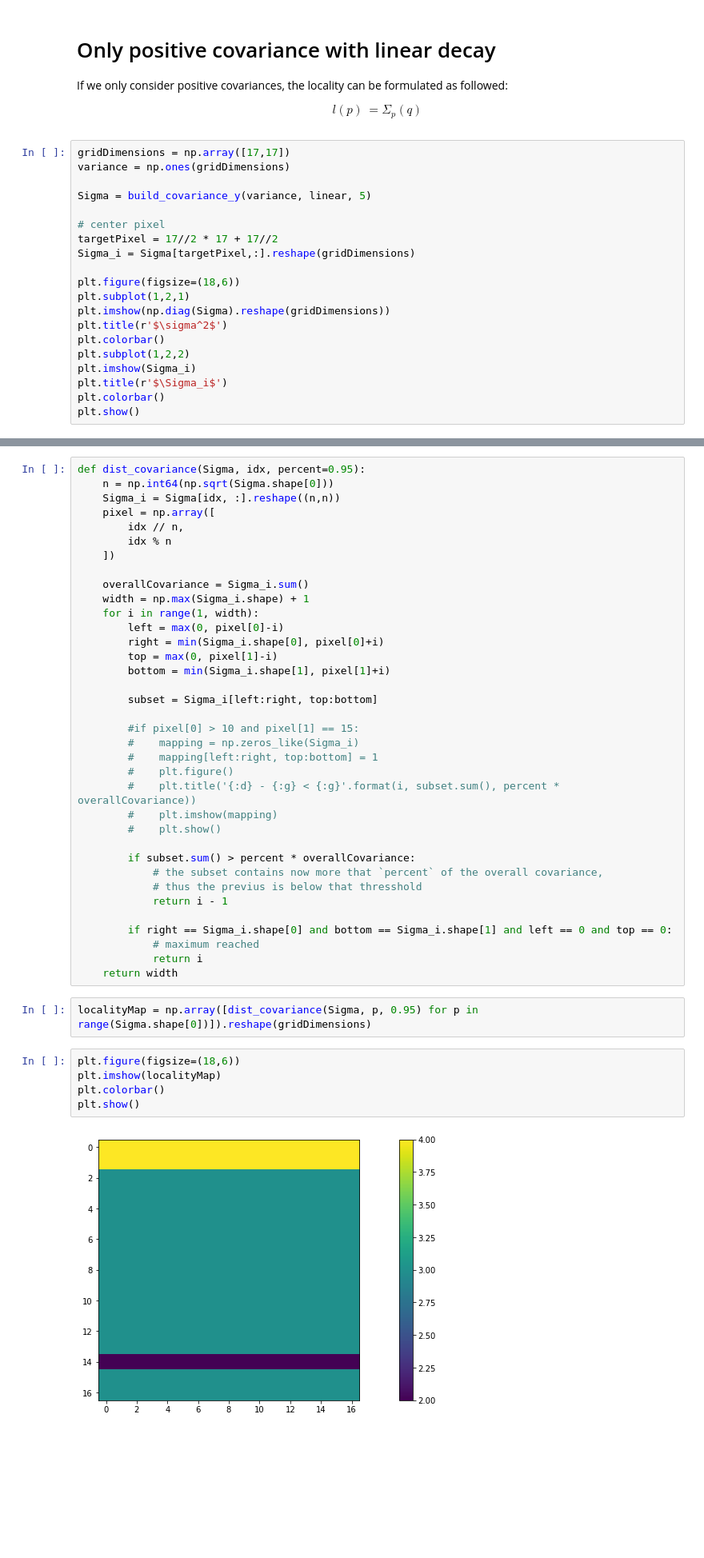
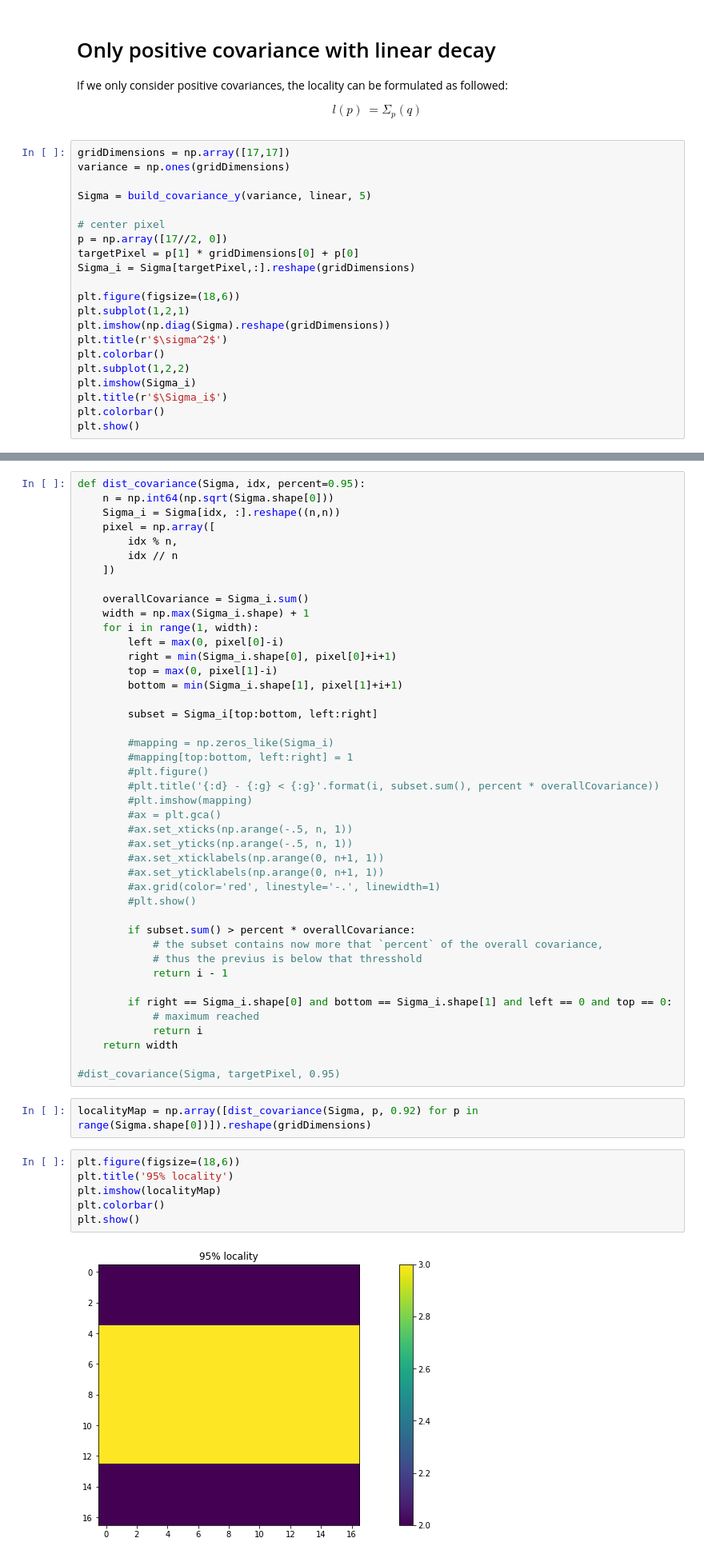
Before and after one commit to leonharv/uncertainty-vis, a Jupyter notebook: Experiments/Covariance Analysis/Locality Measure.ipynb, the cells around one changed output, grey strips where cells are left out. Shown at 80% size. Saved outputs shown, nothing was run; the diff lists cells and outputs as text; blank space fills up the shorter version.

Commit message:
bugfix in locality measure by minimal radius

```diff
--- a/Experiments/Covariance Analysis/Locality Measure.ipynb
+++ b/Experiments/Covariance Analysis/Locality Measure.ipynb
@@ -108,7 +108,8 @@ variance = np.ones(gridDimensions)
 Sigma = build_covariance_y(variance, linear, 5)
 
 # center pixel
-targetPixel = 17//2 * 17 + 17//2
+p = np.array([17//2, 0])
+targetPixel = p[1] * gridDimensions[0] + p[0]
 Sigma_i = Sigma[targetPixel,:].reshape(gridDimensions)
 
 plt.figure(figsize=(18,6))
@@ -128,27 +129,32 @@ def dist_covariance(Sigma, idx, percent=0.95):
     n = np.int64(np.sqrt(Sigma.shape[0]))
     Sigma_i = Sigma[idx, :].reshape((n,n))
     pixel = np.array([
-        idx // n,
-        idx % n
+        idx % n,
+        idx // n
     ])
 
     overallCovariance = Sigma_i.sum()
     width = np.max(Sigma_i.shape) + 1
     for i in range(1, width):
         left = max(0, pixel[0]-i)
-        right = min(Sigma_i.shape[0], pixel[0]+i)
+        right = min(Sigma_i.shape[0], pixel[0]+i+1)
         top = max(0, pixel[1]-i)
-        bottom = min(Sigma_i.shape[1], pixel[1]+i)
+        bottom = min(Sigma_i.shape[1], pixel[1]+i+1)
 
-        subset = Sigma_i[left:right, top:bottom]
+        subset = Sigma_i[top:bottom, left:right]
 
-        #if pixel[0] > 10 and pixel[1] == 15:
-        #    mapping = np.zeros_like(Sigma_i)
-        #    mapping[left:right, top:bottom] = 1
-        #    plt.figure()
-        #    plt.title('{:d} - {:g} < {:g}'.format(i, subset.sum(), percent * overallCovariance))
-        #    plt.imshow(mapping)
-        #    plt.show()
+        #mapping = np.zeros_like(Sigma_i)
+        #mapping[top:bottom, left:right] = 1
+        #plt.figure()
+        #plt.title('{:d} - {:g} < {:g}'.format(i, subset.sum(), percent * overallCovariance))
+        #plt.imshow(mapping)
+        #ax = plt.gca()
+        #ax.set_xticks(np.arange(-.5, n, 1))
+        #ax.set_yticks(np.arange(-.5, n, 1))
+        #ax.set_xticklabels(np.arange(0, n+1, 1))
+        #ax.set_yticklabels(np.arange(0, n+1, 1))
+        #ax.grid(color='red', linestyle='-.', linewidth=1)
+        #plt.show()
 
         if subset.sum() > percent * overallCovariance:
             # the subset contains now more that `percent` of the overall covariance,
@@ -159,12 +165,15 @@ def dist_covariance(Sigma, idx, percent=0.95):
             # maximum reached
             return i
     return width
+
+#dist_covariance(Sigma, targetPixel, 0.95)
 # %%
-localityMap = np.array([dist_covariance(Sigma, p, 0.95) for p in range(Sigma.shape[0])]).reshape(gridDimensions)
+localityMap = np.array([dist_covariance(Sigma, p, 0.92) for p in range(Sigma.shape[0])]).reshape(gridDimensions)
 # %%
 plt.figure(figsize=(18,6))
+plt.title('95% locality')
 plt.imshow(localityMap)
 plt.colorbar()
 plt.show()
 # %% [output]
-[figure, old version]
+[figure, new version]
```
Also changed, not shown: parts of 6 cells of this notebook.
